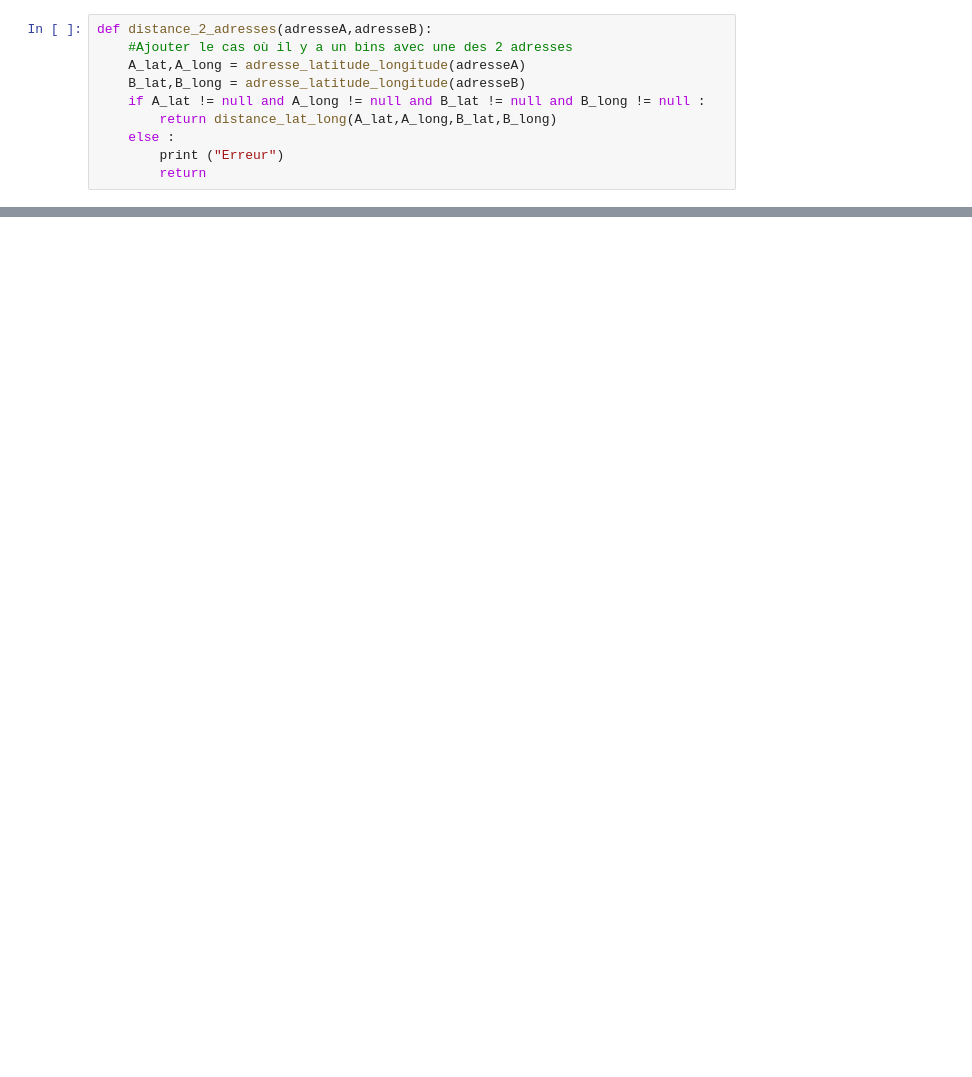
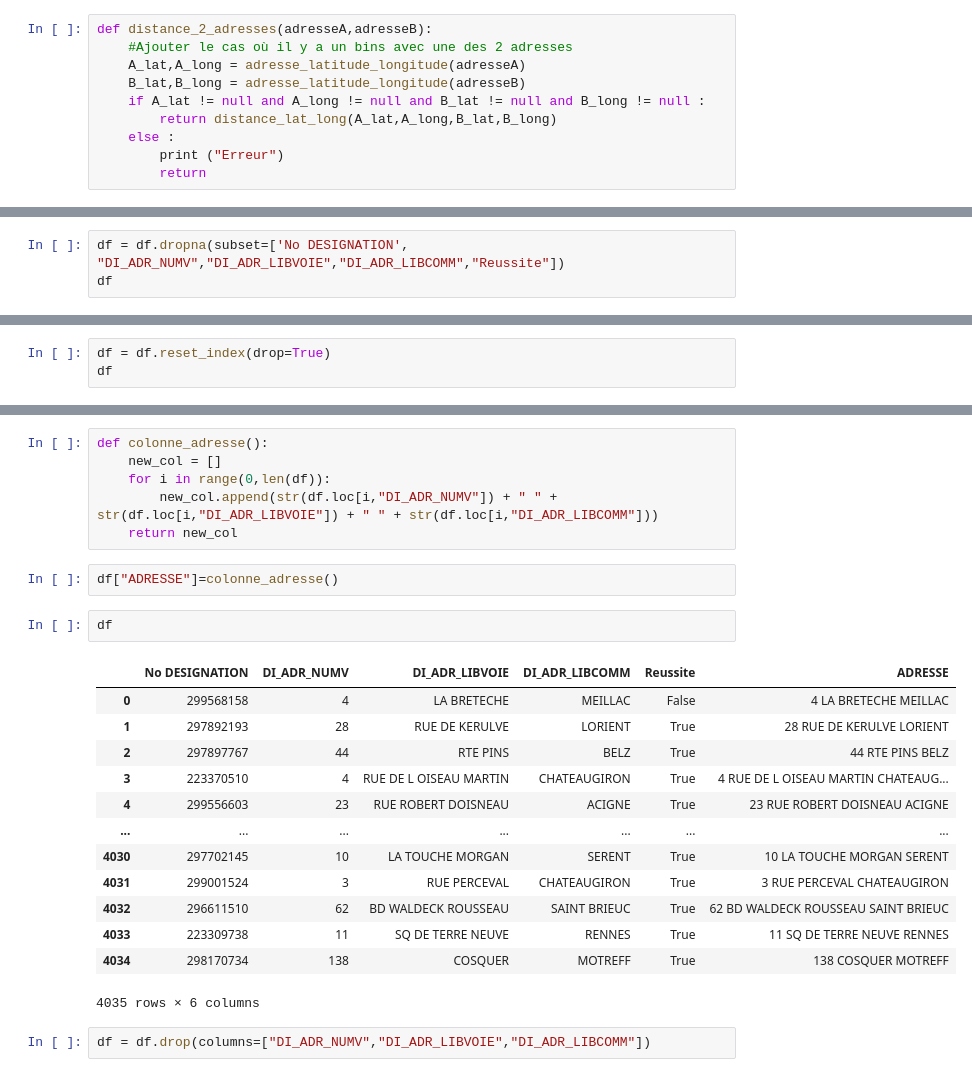
Before and after one commit to GaryTheCaptn/Orange, a Jupyter notebook: PROJET/Distance au PB.ipynb, the cells around one changed output, grey strips where cells are left out. Cells and saved outputs as stored; diff of their text form; blank space fills up the shorter version.

```diff
--- a/PROJET/Distance au PB.ipynb
+++ b/PROJET/Distance au PB.ipynb
@@ -95,0 +92,3 @@ GeocoderUnavailable: HTTPSConnectionPool(host='nominatim.openstreetmap.org', por
+# %%
+df = df.dropna(subset=['No DESIGNATION', "DI_ADR_NUMV","DI_ADR_LIBVOIE","DI_ADR_LIBCOMM","Reussite"])
+df
@@ -95,0 +109,3 @@ GeocoderUnavailable: HTTPSConnectionPool(host='nominatim.openstreetmap.org', por
+# %%
+df = df.reset_index(drop=True)
+df
@@ -95,0 +126,26 @@ GeocoderUnavailable: HTTPSConnectionPool(host='nominatim.openstreetmap.org', por
+# %%
+def colonne_adresse():
+    new_col = []
+    for i in range(0,len(df)):
+        new_col.append(str(df.loc[i,"DI_ADR_NUMV"]) + " " + str(df.loc[i,"DI_ADR_LIBVOIE"]) + " " + str(df.loc[i,"DI_ADR_LIBCOMM"]))
+    return new_col
+# %%
+df["ADRESSE"]=colonne_adresse()
+# %%
+df
+# %% [output]
+|  | No DESIGNATION | DI_ADR_NUMV | DI_ADR_LIBVOIE | DI_ADR_LIBCOMM | Reussite | ADRESSE |
+| 0 | 299568158 | 4 | LA BRETECHE | MEILLAC | False | 4 LA BRETECHE MEILLAC |
+| 1 | 297892193 | 28 | RUE DE KERULVE | LORIENT | True | 28 RUE DE KERULVE LORIENT |
+| 2 | 297897767 | 44 | RTE PINS | BELZ | True | 44 RTE PINS BELZ |
+| 3 | 223370510 | 4 | RUE DE L OISEAU MARTIN | CHATEAUGIRON | True | 4 RUE DE L OISEAU MARTIN CHATEAUG... |
+| 4 | 299556603 | 23 | RUE ROBERT DOISNEAU | ACIGNE | True | 23 RUE ROBERT DOISNEAU ACIGNE |
+| ... | ... | ... | ... | ... | ... | ... |
+| 4030 | 297702145 | 10 | LA TOUCHE MORGAN | SERENT | True | 10 LA TOUCHE MORGAN SERENT |
+| 4031 | 299001524 | 3 | RUE PERCEVAL | CHATEAUGIRON | True | 3 RUE PERCEVAL CHATEAUGIRON |
+| 4032 | 296611510 | 62 | BD WALDECK ROUSSEAU | SAINT BRIEUC | True | 62 BD WALDECK ROUSSEAU SAINT BRIEUC |
+| 4033 | 223309738 | 11 | SQ DE TERRE NEUVE | RENNES | True | 11 SQ DE TERRE NEUVE RENNES |
+| 4034 | 298170734 | 138 | COSQUER | MOTREFF | True | 138 COSQUER MOTREFF |
+4035 rows × 6 columns
+# %%
+df = df.drop(columns=["DI_ADR_NUMV","DI_ADR_LIBVOIE","DI_ADR_LIBCOMM"])
```
Also changed, not shown: parts of 17 cells of this notebook, 2 other files.
